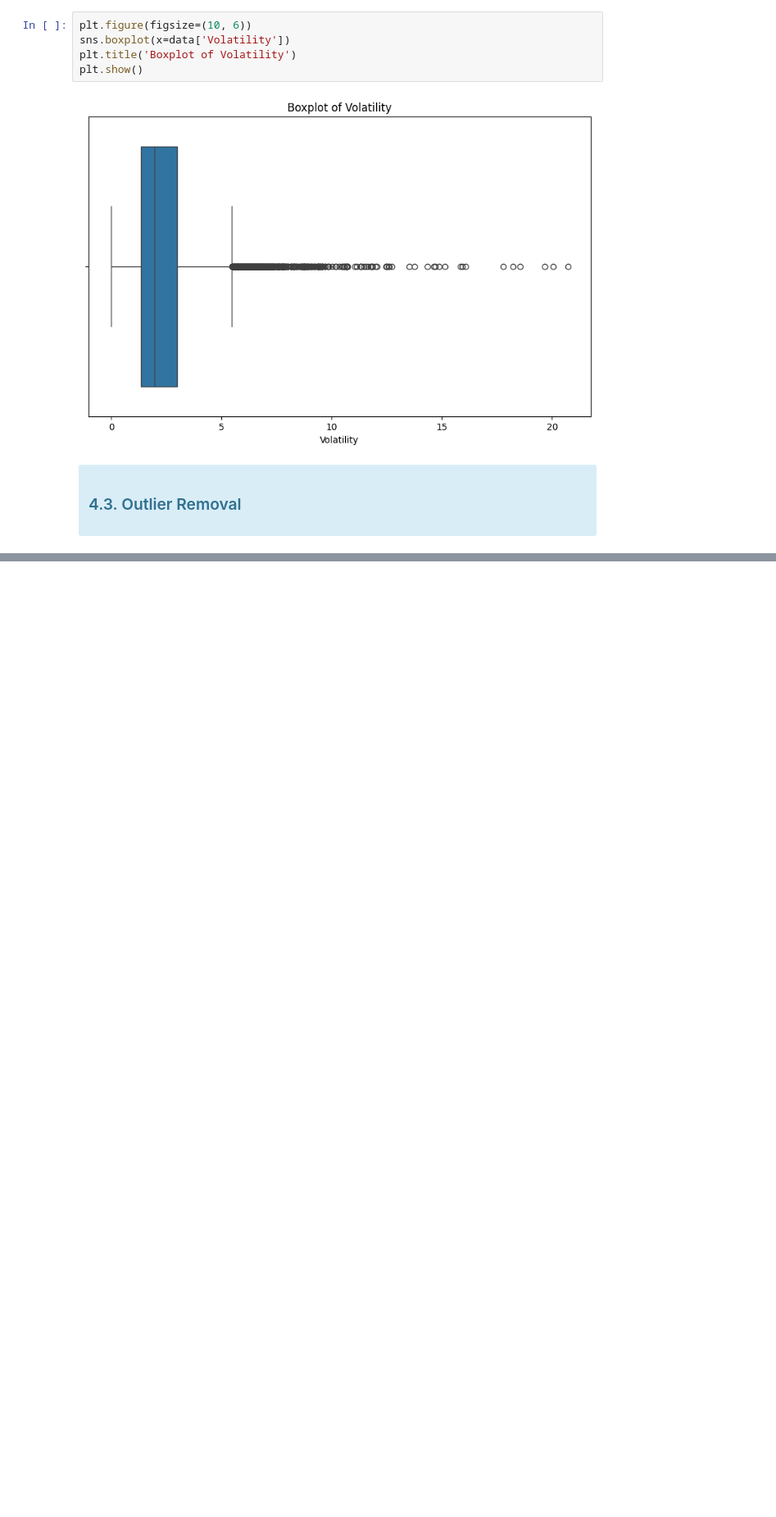
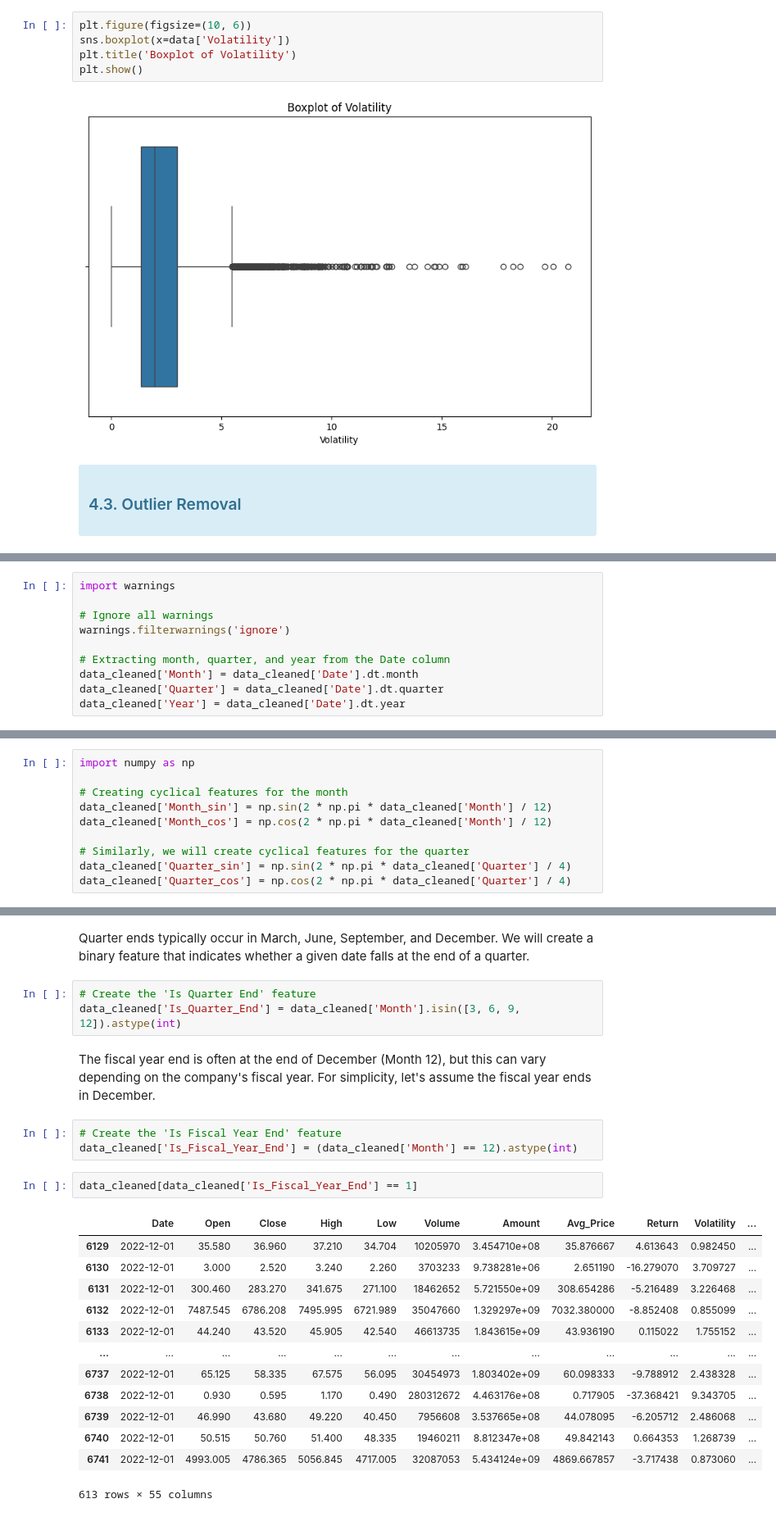
Before and after one commit to Billz942/Mining-Knowledge-from-Data, a Jupyter notebook: Elahi_34200223.ipynb, the cells around one changed output, grey strips where cells are left out. Shown at 82% size. Drawn from its saved outputs; the diff is of its cells as text; blank space fills up the shorter version.

Commit message:
Date Features Extracted

```diff
--- a/Elahi_34200223.ipynb
+++ b/Elahi_34200223.ipynb
@@ -336,0 +421,10 @@ data.describe()
+# %%
+import warnings
+
+# Ignore all warnings
+warnings.filterwarnings('ignore')
+
+# Extracting month, quarter, and year from the Date column
+data_cleaned['Month'] = data_cleaned['Date'].dt.month
+data_cleaned['Quarter'] = data_cleaned['Date'].dt.quarter
+data_cleaned['Year'] = data_cleaned['Date'].dt.year
@@ -336,0 +449,10 @@ data.describe()
+# %%
+import numpy as np
+
+# Creating cyclical features for the month
+data_cleaned['Month_sin'] = np.sin(2 * np.pi * data_cleaned['Month'] / 12)
+data_cleaned['Month_cos'] = np.cos(2 * np.pi * data_cleaned['Month'] / 12)
+
+# Similarly, we will create cyclical features for the quarter
+data_cleaned['Quarter_sin'] = np.sin(2 * np.pi * data_cleaned['Quarter'] / 4)
+data_cleaned['Quarter_cos'] = np.cos(2 * np.pi * data_cleaned['Quarter'] / 4)
@@ -336,0 +475,26 @@ data.describe()
+# %% [markdown]
+Quarter ends typically occur in March, June, September, and December. We will create a binary feature that indicates whether a given date falls at the end of a quarter.
+# %%
+# Create the 'Is Quarter End' feature
+data_cleaned['Is_Quarter_End'] = data_cleaned['Month'].isin([3, 6, 9, 12]).astype(int)
+# %% [markdown]
+The fiscal year end is often at the end of December (Month 12), but this can vary depending on the company's fiscal year. For simplicity, let's assume the fiscal year ends in December.
+# %%
+# Create the 'Is Fiscal Year End' feature
+data_cleaned['Is_Fiscal_Year_End'] = (data_cleaned['Month'] == 12).astype(int)
+# %%
+data_cleaned[data_cleaned['Is_Fiscal_Year_End'] == 1]
+# %% [output]
+|  | Date | Open | Close | High | Low | Volume | Amount | Avg_Price | Return | Volatility | ... |
+| 6129 | 2022-12-01 | 35.580 | 36.960 | 37.210 | 34.704 | 10205970 | 3.454710e+08 | 35.876667 | 4.613643 | 0.982450 | ... |
+| 6130 | 2022-12-01 | 3.000 | 2.520 | 3.240 | 2.260 | 3703233 | 9.738281e+06 | 2.651190 | -16.279070 | 3.709727 | ... |
+| 6131 | 2022-12-01 | 300.460 | 283.270 | 341.675 | 271.100 | 18462652 | 5.721550e+09 | 308.654286 | -5.216489 | 3.226468 | ... |
+| 6132 | 2022-12-01 | 7487.545 | 6786.208 | 7495.995 | 6721.989 | 35047660 | 1.329297e+09 | 7032.380000 | -8.852408 | 0.855099 | ... |
+| 6133 | 2022-12-01 | 44.240 | 43.520 | 45.905 | 42.540 | 46613735 | 1.843615e+09 | 43.936190 | 0.115022 | 1.755152 | ... |
+| ... | ... | ... | ... | ... | ... | ... | ... | ... | ... | ... | ... |
+| 6737 | 2022-12-01 | 65.125 | 58.335 | 67.575 | 56.095 | 30454973 | 1.803402e+09 | 60.098333 | -9.788912 | 2.438328 | ... |
+| 6738 | 2022-12-01 | 0.930 | 0.595 | 1.170 | 0.490 | 280312672 | 4.463176e+08 | 0.717905 | -37.368421 | 9.343705 | ... |
+| 6739 | 2022-12-01 | 46.990 | 43.680 | 49.220 | 40.450 | 7956608 | 3.537665e+08 | 44.078095 | -6.205712 | 2.486068 | ... |
+| 6740 | 2022-12-01 | 50.515 | 50.760 | 51.400 | 48.335 | 19460211 | 8.812347e+08 | 49.842143 | 0.664353 | 1.268739 | ... |
+| 6741 | 2022-12-01 | 4993.005 | 4786.365 | 5056.845 | 4717.005 | 32087053 | 5.434124e+09 | 4869.667857 | -3.717438 | 0.873060 | ... |
+613 rows × 55 columns
```
Also changed, not shown: parts of 22 cells of this notebook.
